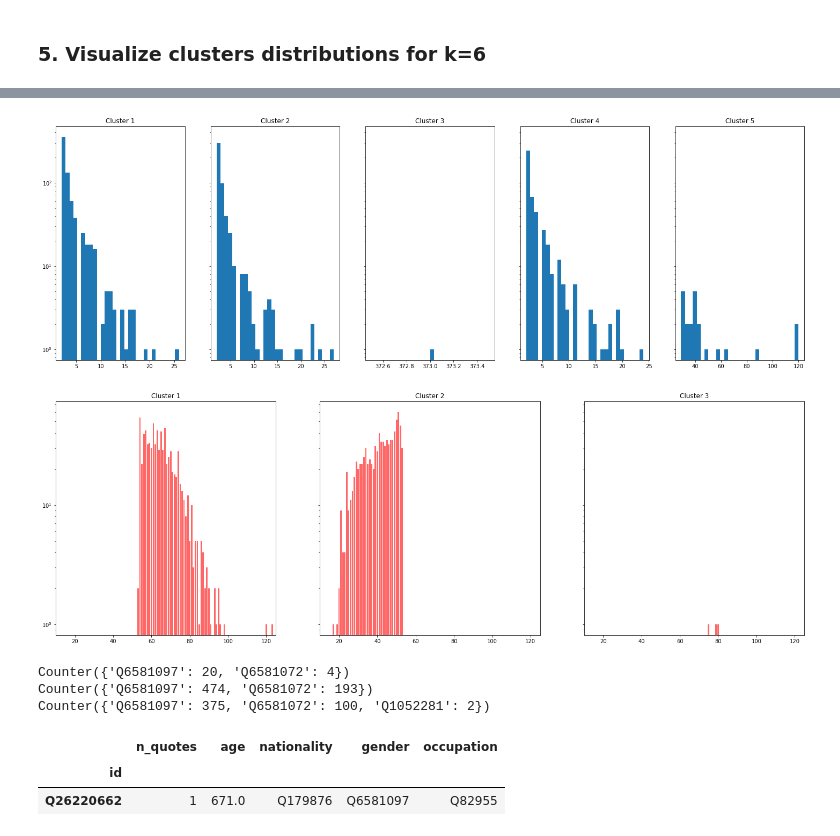
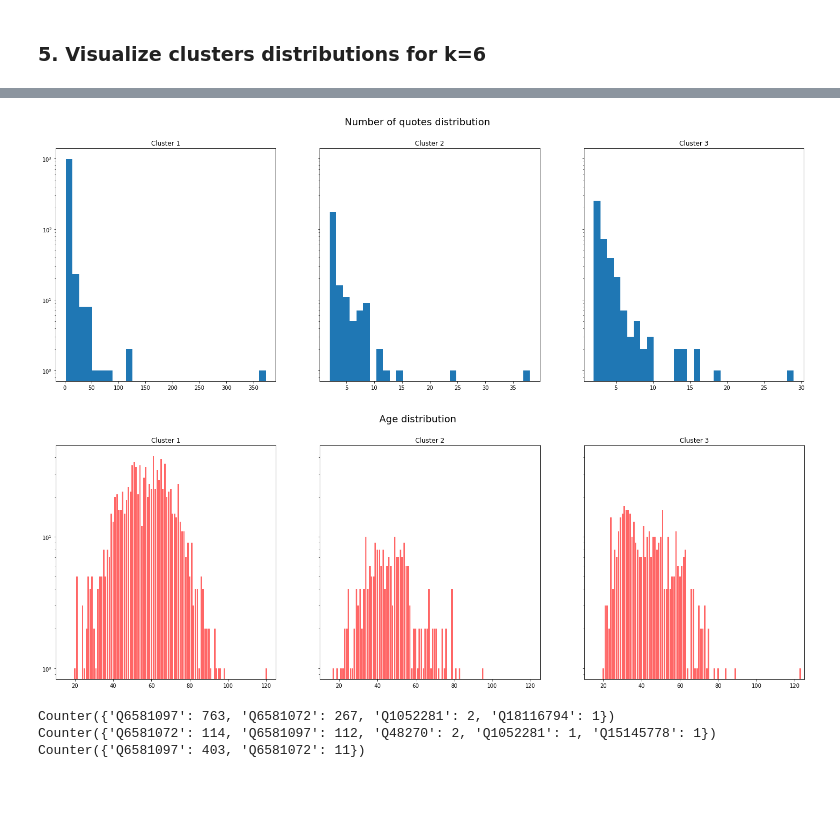
Before and after one commit to epfl-ada/ada-2021-project-quotebankers, a Jupyter notebook: clustering.ipynb, the cells around one changed output, grey strips where cells are left out. Cells and saved outputs as stored; diff of their text form; code cells hidden in the pictures; blank space fills up the shorter version.

Commit message:
CLUSTER WITH KPROTOTYPES WORKS FINALLY

```diff
--- a/clustering.ipynb
+++ b/clustering.ipynb
@@ -281,7 +293,7 @@ def min_max_normalize_column(column):
 
 normalized_speakers = pd.DataFrame()
 normalized_speakers['n_quotes'] = min_max_normalize_column(speakers_features_preprocessed_final['n_quotes'])
-# normalized_speakers['age'] = min_max_normalize_column(speakers_features_preprocessed_final['age'])
+normalized_speakers['age'] = min_max_normalize_column(speakers_features_preprocessed_final['age'])
 normalized_speakers['politician_score'] = speakers_features_preprocessed_final['politician_score']
 normalized_speakers['athlete_score'] = speakers_features_preprocessed_final['athlete_score']
 normalized_speakers['actor_score'] = speakers_features_preprocessed_final['actor_score']
@@ -290,3 +302,4 @@ normalized_speakers['researcher_score'] = speakers_features_preprocessed_final['
 normalized_speakers['journalist_score'] = speakers_features_preprocessed_final['journalist_score']
 normalized_speakers['musician_score'] = speakers_features_preprocessed_final['musician_score']
 normalized_speakers['businessperson_score'] = speakers_features_preprocessed_final['businessperson_score']
+normalized_speakers.head()
@@ -318,4 +350,4 @@ def plot_sse(kprotos):
 # %%
-kprotos = run_kprototypes(speakers_features_preprocessed_final, start=2, end=6)
+kprotos = run_kprototypes(normalized_speakers, start=2, end=6)
 plot_sse(kprotos)
 # %% [output]
@@ -357,7 +389,7 @@ def get_cluster_points(features, labels):
         list_of_dfs.append(df)
     return list_of_dfs
 
-clusters_for_k = get_cluster_points(speakers_features_preprocessed_final, kprotos[4].labels_)
+clusters_for_k = get_cluster_points(speakers_features_preprocessed_final, kprotos[3].labels_)
 # %%
 from qwikidata.linked_data_interface import get_entity_dict_from_api
 import itertools
@@ -423,37 +457,33 @@ plot_nationality_of_clusters(clusters_for_k)
 # %%
 def plot_nr_quotes_of_clusters(clusters):
     # plt.bar(range(1, len(clusters) + 1), [cluster_df.n_quotes.sum() for cluster_df in clusters])
     # plt.xlabel('Cluster number')
     # plt.ylabel('Number of quotations')
     nr_clusters = len(clusters)
-    _, axs = plt.subplots(1, nr_clusters, figsize=(25, 8), sharey=True)
+    fig, axs = plt.subplots(1, nr_clusters, figsize=(25, 8), sharey=True)
     for i, cluster_df in enumerate(clusters):
         axs[i].hist(cluster_df.n_quotes, bins=30, log=True)
         axs[i].set_title(f'Cluster {i+1}')
+    fig.suptitle('Number of quotes distribution', fontsize=18)
+
 plot_nr_quotes_of_clusters(clusters_for_k)
 # %% [output]
-[figure, old version]
+[figure, new version]
 # %%
 def plot_age_of_clusters(clusters):
     """
     Input: clusters - list of dataframes, where each dataframe contains points of the same cluster label.
     """
     nr_clusters = len(clusters)
-    _, axs = plt.subplots(1, nr_clusters, figsize=(25, 8), sharey=True)
+    fig, axs = plt.subplots(1, nr_clusters, figsize=(25, 8), sharey=True)
     for i, cluster_df in enumerate(clusters):
         ages_count = Counter(cluster_df.age)
         # axs[i].hist(cluster_df.n_quotes, bins=30)
         _ = axs[i].set_title(f'Cluster {i+1}')
         _ = axs[i].set_xlim(10, 125)
         _ = axs[i].bar(ages_count.keys(), ages_count.values(), color='r', log=True, alpha=0.6, width=0.8)
+    fig.suptitle('Age distribution', fontsize=18)
+
 plot_age_of_clusters(clusters_for_k)
 # %% [output]
-[figure, old version]
+[figure, new version]
-# %%
-print(Counter(clusters_for_k[2].gender))
-print(Counter(clusters_for_k[3].gender))
-print(Counter(clusters_for_k[4].gender))
-# %% [output]
-Counter({'Q6581097': 20, 'Q6581072': 4})
-Counter({'Q6581097': 474, 'Q6581072': 193})
-Counter({'Q6581097': 375, 'Q6581072': 100, 'Q1052281': 2})
@@ -462,6 +490,8 @@ clusters_for_k_5 = get_cluster_points(speakers_features_preprocessed, kprotos[8]
-# %%
-clusters_for_k_5[3]
-# %% [output]
-|  | n_quotes | age | nationality | gender | occupation |
-| id |  |  |  |  |  |
-| Q26220662 | 1 | 671.0 | Q179876 | Q6581097 | Q82955 |
+# %%
+print(Counter(clusters_for_k[0].gender)) # 26% women
+print(Counter(clusters_for_k[1].gender)) # 51% women
+print(Counter(clusters_for_k[2].gender)) # 2.6% women
+# %% [output]
+Counter({'Q6581097': 763, 'Q6581072': 267, 'Q1052281': 2, 'Q18116794': 1})
+Counter({'Q6581072': 114, 'Q6581097': 112, 'Q48270': 2, 'Q1052281': 1, 'Q15145778': 1})
+Counter({'Q6581097': 403, 'Q6581072': 11})
```
Also changed, not shown: parts of 13 cells of this notebook.
